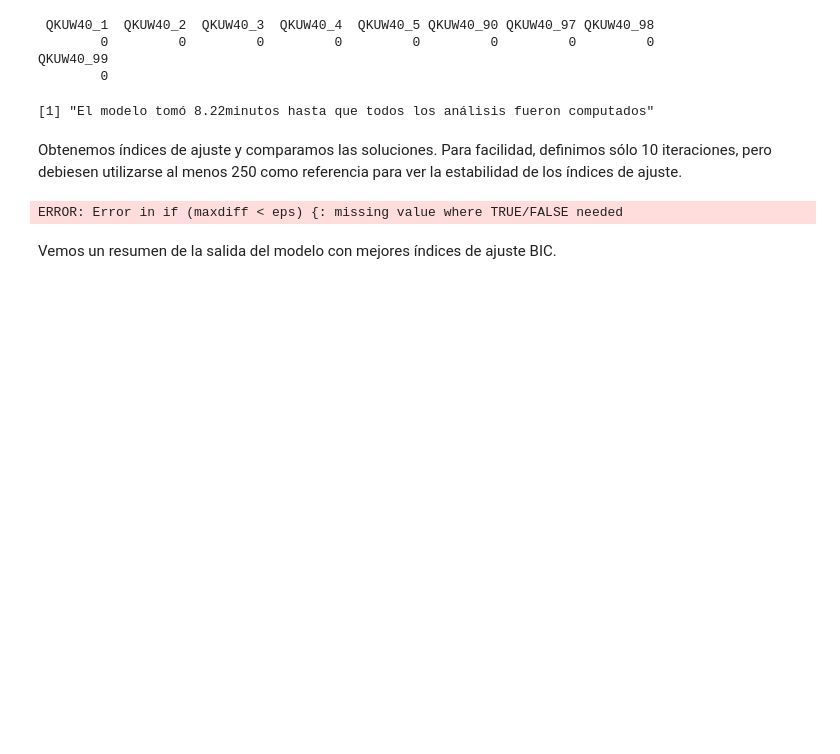
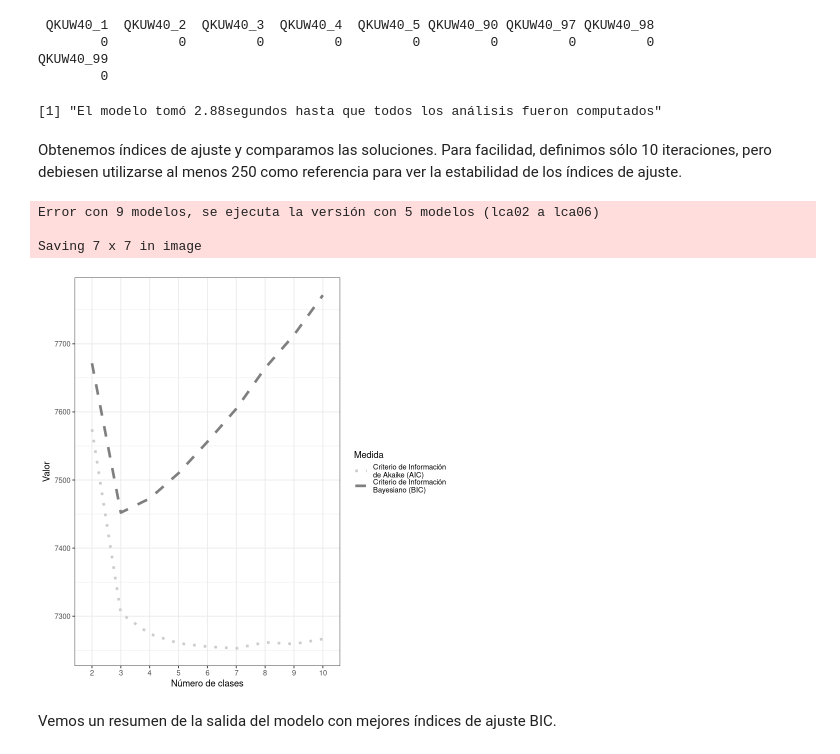
Before and after one commit to AGSCL/Workshops-por-palestina, a Jupyter notebook: Palestine.ipynb, the cells around one changed output. Cells and saved outputs as stored; diff of their text form; code cells hidden in the pictures; blank space fills up the shorter version.

```diff
--- a/Palestine.ipynb
+++ b/Palestine.ipynb
@@ -228,9 +269,10 @@ lca09 <- glca(f_lca, data = arabebarometro_selected[,paste0("QKUW40_", c(1:5, 90
 lca10 <- glca(f_lca, data = arabebarometro_selected[,paste0("QKUW40_", c(1:5, 90, 97, 98, 99))], nclass= 10, seed= seed, verbose= verbose, n.init= init, decreasing=T, maxiter=1e4, testiter = testiter)
 
 new_med<-(Sys.time())
-paste0("El modelo tomó ",round(new_med-old,2),"minutos hasta que todos los análisis fueron computados")
+duracion <- as.numeric(difftime(new_med, old, units = "mins"))
+paste0("El modelo tomó ",round(duracion,2),"segundos hasta que todos los análisis fueron computados")
 # %% [output]
-[1] "El modelo tomó 8.22minutos hasta que todos los análisis fueron computados"
+[1] "El modelo tomó 2.88segundos hasta que todos los análisis fueron computados"
 # %% [markdown]
 Obtenemos índices de ajuste y comparamos las soluciones. Para facilidad, definimos sólo 10 iteraciones, pero debiesen utilizarse al menos 250 como referencia para ver la estabilidad de los índices de ajuste.
 # %%
@@ -244,42 +286,57 @@ max_classes<- nrow(gof$gtable)+1
 
 #para obtener índice BLRT= Evaluar si el modelo k presenta mejor ajuste que el k-1
 
-#número de iteraciones para bootstrap, se recomienda 5e2
-#demora 7 minutos en Google Colab, RAM ampliada // ~10–20 minutos con Google colab normal
-nboot= 200
-bootlrt<- gofglca(lca02, lca03, lca04, lca05, lca06, lca07, lca08, lca09, lca10, test = "boot", nboot= nboot, seed=2125)
+#número de iteraciones para bootstrap, se recomienda 5e2 o 250 mínimo
+#demora 14 minutos en Google Colab, RAM ampliada // ~10–20 minutos con Google colab normal
 
+if (interactive()) {
+  message("Estamos en una sesión interactiva.")
+  nboot= 10 # cómo estamos haciendo el ejercicio, ejecuta menos iteraciones
+} else {
+  nboot= 250 # si no está interactuando, ejecuta más iteraciones
+  }
+
+bootlrt <- tryCatch(
+  gofglca(lca02, lca03, lca04, lca05, lca06, lca07, lca08, lca09, lca10, test = "boot", nboot = nboot, seed = 2125),
+  error = function(e) {
+    message("Error con 9 modelos, se ejecuta la versión con 5 modelos (lca02 a lca06)")
+    gofglca(lca02, lca03, lca04, lca05, lca06, test = "boot", nboot = nboot, seed = 2125)
+  }
+)
 manualcolors <- rev(c('gray20', 'gray50', 'gray80')) # Tres colores en escala de grises
 manual_linetypes <- rev(c('solid', 'dashed', 'dotted')) # Tres estilos de línea
 levels <- c("logLik", "Gsq", "AIC", "CAIC", "BIC", "entropy", "Res.Df")
 labels <- c('Log-Verosimilitud', 'Chi2', 'Criterio de Información\nde Akaike (AIC)',
             'AIC Corregido', 'Criterio de Información\nBayesiano (BIC)', 'Entropía',
             'Grados de libertad residuales')
 
 fig_lca_fit <- cbind.data.frame(rn = 2:max_classes, gof$gtable) %>%
   data.frame() %>%
   dplyr::mutate_if(is.character, as.numeric) %>%  # Convertir columnas de carácter a numérico
   #formatear la base de manera larga (es decir), cada fila es la combinación única de una probabilidad, pregunta y clase
   tidyr::pivot_longer(cols = -rn, names_to = "indices", values_to = "value", values_drop_na = F) %>%
   #dejar en formato factor los índices, para reconocerlos  e identificarlos
   dplyr::mutate(indices = factor(indices, levels = levels, labels = labels)) %>%
   # Filtrar solo AIC y BIC
   dplyr::filter(grepl("(AIC|BIC)", indices, ignore.case = TRUE)) %>%
   dplyr::mutate(ModelIndex = factor(rn, levels = 2:max_classes)) %>%
   ggplot(aes(x = ModelIndex, y = value, group = indices,
              color = indices, linetype = indices)) +
   geom_line(linewidth = 1.5) +
   # Colores y estilos de línea personalizados
   scale_color_manual(values = manualcolors) +
   scale_linetype_manual(values = manual_linetypes) +
   labs(x = "Número de clases", y = "Valor", color = "Medida", linetype = "Medida") +
   theme_bw()
 
 fig_lca_fit
 
 #Para exportar gráfico
 ggsave("_fig2_comparison_glca.png",fig_lca_fit, dpi=600)
 # %% [output]
-ERROR: Error in if (maxdiff < eps) {: missing value where TRUE/FALSE needed
+Error con 9 modelos, se ejecuta la versión con 5 modelos (lca02 a lca06)
+
+Saving 7 x 7 in image
+[figure, added]
 # %% [markdown]
 Vemos un resumen de la salida del modelo con mejores índices de ajuste BIC.
```
Also changed, not shown: parts of 22 cells of this notebook, 16 other files.
